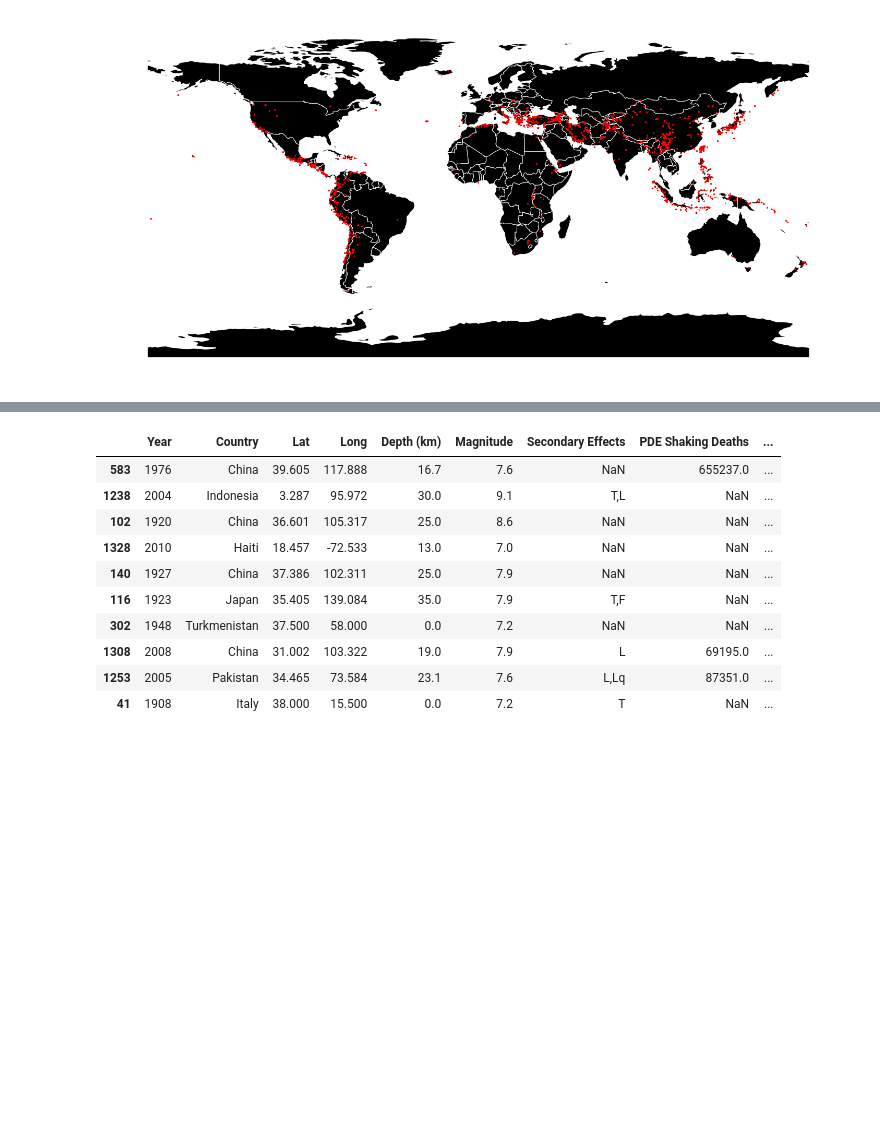
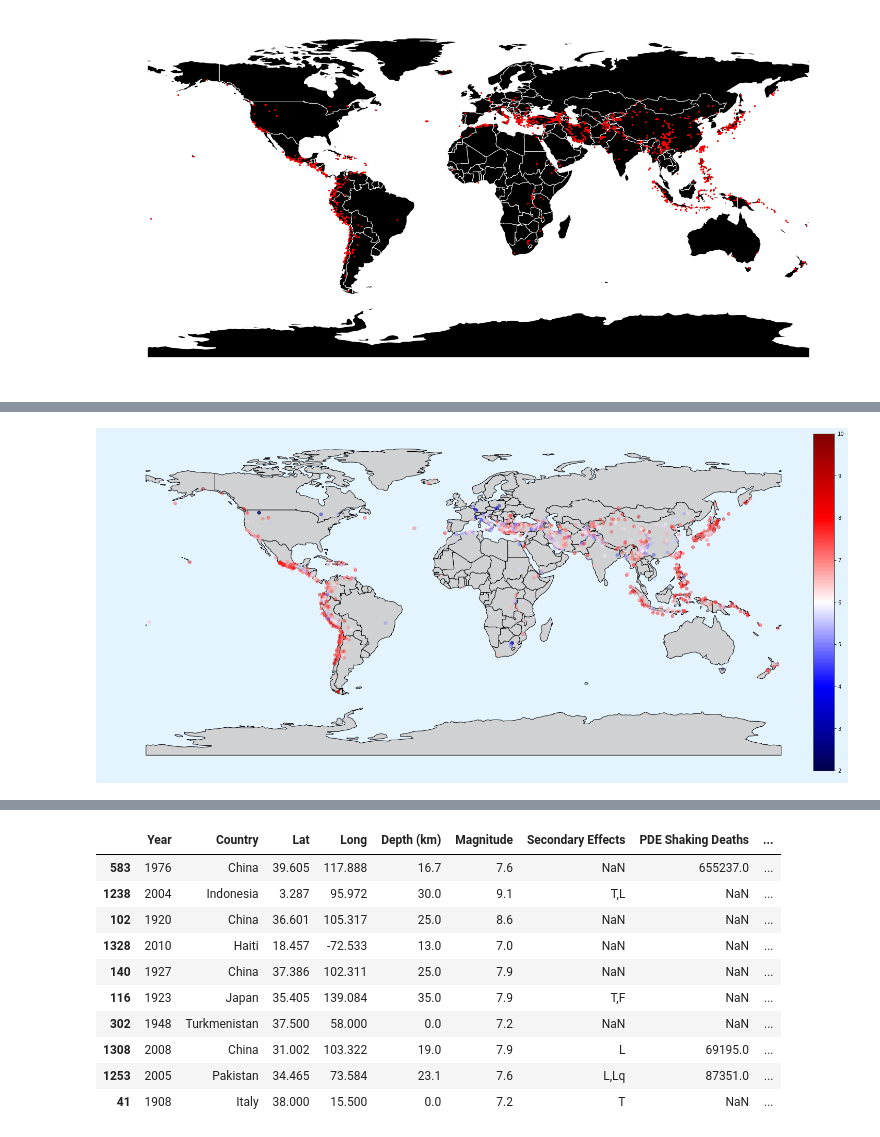
Before and after one commit to DataScienceBS/data-question-3-tornado-bombers, a Jupyter notebook: Earthquakes.ipynb, the cells around one changed output, grey strips where cells are left out. Saved outputs shown, nothing was run; the diff lists cells and outputs as text; code cells hidden in the pictures; blank space fills up the shorter version.

Commit message:
ipy widgets

```diff
--- a/Earthquakes.ipynb
+++ b/Earthquakes.ipynb
@@ -270,3 +270,86 @@ ax.axis('off')
 quakes.plot(ax=ax, marker='*', color='red', markersize=8);
 # %% [output]
 [figure]
+# %%
+from mpl_toolkits.axes_grid1 import make_axes_locatable
+from IPython.display import display, clear_output
+import traitlets
+import warnings
+import ipywidgets as widgets
+from IPython.display import display, clear_output
+
+world = gpd.read_file(gpd.datasets.get_path('naturalearth_lowres'))
+geometry = [Point(x) for x in zip(quakes["Long"], quakes["Lat"])]
+gdf = gpd.GeoDataFrame(quakes, geometry=geometry)
+
+countries = sorted(list(set(gdf.Country)))
+countries.insert(0, 'ALL')
+countries.remove("")
+
+w = widgets.FloatRangeSlider(value=(0,10), min=0, max=10, continuous_update=False, description='Magnitude')
+m = widgets.Dropdown(options=countries, value='ALL', description='Country', disabled=False,)
+z = widgets.HBox([w,m])
+display(z)
+
+ax = world.plot(color='#cfd1d3', edgecolor='black', figsize=(25,55))
+ax.axis('off')
+gdf.plot(ax=ax, column='Magnitude', alpha=0.4, cmap='seismic', );
+fig = ax.get_figure()
+
+divider = make_axes_locatable(ax)
+cax = divider.append_axes('right', size='3%', pad=0.01)
+
+sm = plt.cm.ScalarMappable(cmap='seismic', norm=plt.Normalize(vmin=2.0, vmax=10.0))
+sm._A = []
+fig.colorbar(sm,cax=cax)
+fig.patch.set_facecolor('#e4f4ff')
+
+maximum = 10
+minimum = 0
+country = "ALL"
+world_copy = world.copy()
+
+def response(change):
+    try:
+        clear_output(wait=True)
+        global country
+        global maximum
+        global minimum
+        global world_copy
+        if len(change['new']) == 2:
+            maximum = change['new'][1]
+            minimum = change['new'][0]
+        else:
+            country = change['new']
+        display(z)
+
+        if country.upper() == 'ALL':
+            display_df = gdf[(gdf["Magnitude"] >= minimum) & (gdf['Magnitude'] <= maximum)]
+            world_copy = world
+        else:
+            display_df = gdf[(gdf["Magnitude"] >= minimum) & (gdf['Magnitude'] <= maximum) & (gdf['Country'].str.upper() == country.upper())]
+            world_copy = world[world['name'].str.upper() == country.upper()]
+
+        #display_df = gdf[(gdf["Magnitude"] >= minimum) & (gdf['Magnitude'] <= maximum)]
+
+
+        ax = world_copy.plot(color='#cfd1d3', edgecolor='black', figsize=(25,55))
+        ax.axis('off')
+        display_df.plot(ax=ax, column='Magnitude', alpha=0.4, cmap='seismic', );
+        fig = ax.get_figure()
+
+        divider = make_axes_locatable(ax)
+        cax = divider.append_axes('right', size='3%', pad=0.01)
+
+        sm = plt.cm.ScalarMappable(cmap='seismic', norm=plt.Normalize(vmin=2.0, vmax=10.0))
+        sm._A = []
+        fig.colorbar(sm,cax=cax)
+        fig.patch.set_facecolor('#e4f4ff')
+    except:
+        print("Ain't no earthquakes of this magnitude in this country... Try again")
+        warnings.filterwarnings('ignore')
+
+
+w.observe(response, names='value')
+m.observe(response, names='value')
+# %% [output]
@@ -273,3 +357,4 @@ quakes.plot(ax=ax, marker='*', color='red', markersize=8);
+[figure, added]
 # %%
 print(quakes['Country'].value_counts(dropna=False))
 # %% [output]
```
Also changed, not shown: parts of 7 cells of this notebook.
